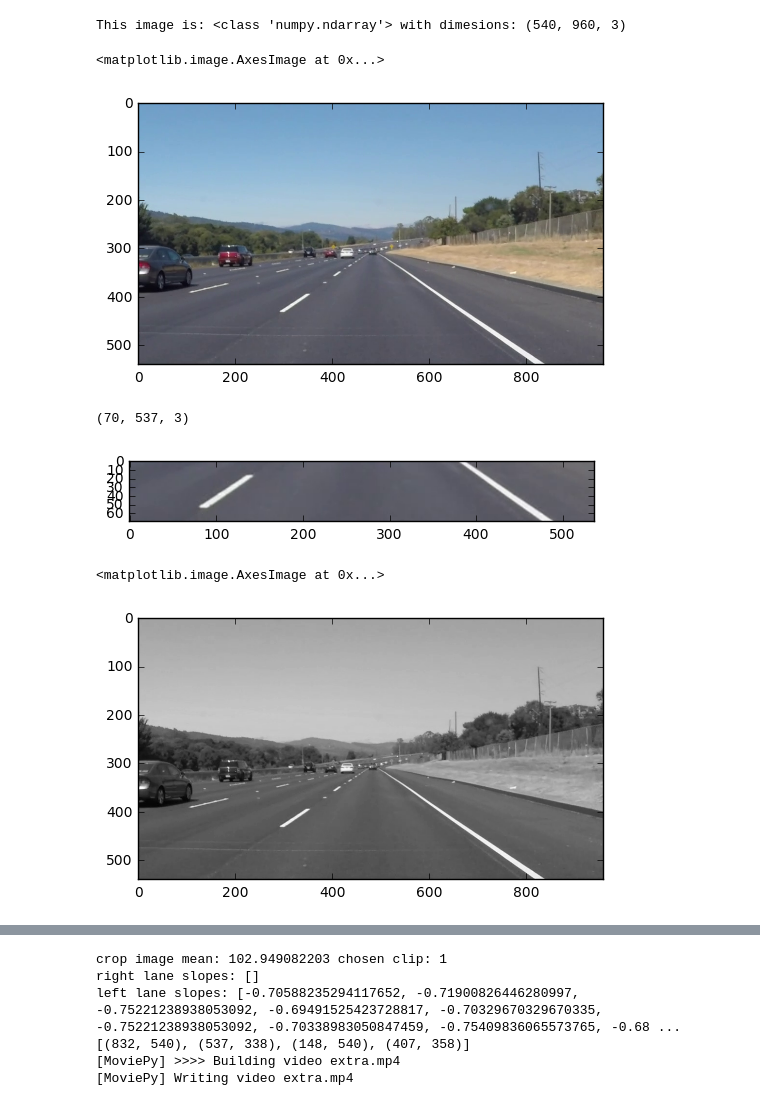
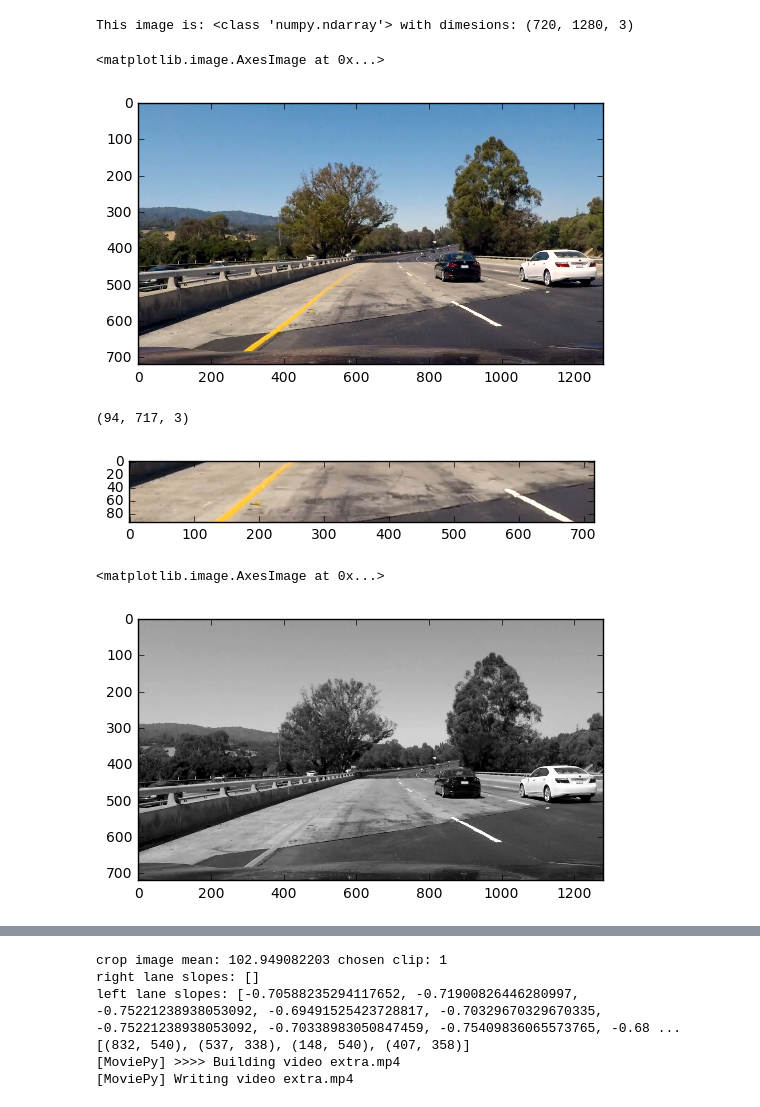
Before and after one commit to valery-nguyen/CarND-LaneLines-P1, a Jupyter notebook: Assignment_01_VTN_Dec11-Extra_Credit_DRAFT.ipynb, the cells around one changed output, grey strips where cells are left out. Drawn from its saved outputs; the diff is of its cells as text; code cells hidden in the pictures.

```diff
--- a/Assignment_01_VTN_Dec11-Extra_Credit_DRAFT.ipynb
+++ b/Assignment_01_VTN_Dec11-Extra_Credit_DRAFT.ipynb
@@ -273,16 +273,16 @@ def CLAHE_img(img,clipLimit, tileGridSize):
 # %%
 #reading in an image
 
 #image = mpimg.imread('test_images/solidYellowCurve.jpg')
-image = VideoFileClip('solidWhiteRight.mp4').get_frame(video_frame)
+image = VideoFileClip('challenge.mp4').get_frame(video_frame)
 
 #printing out some stats and plotting
 print('This image is:', type(image), 'with dimesions:', image.shape)
 plt.imshow(image)  #call as plt.imshow(gray, cmap='gray') to show a grayscaled image
 # %% [output]
-This image is: <class 'numpy.ndarray'> with dimesions: (540, 960, 3)
+This image is: <class 'numpy.ndarray'> with dimesions: (720, 1280, 3)
 <matplotlib.image.AxesImage at 0x...>
-[figure, old version]
+[figure, new version]
 # %%
 #test cell to remove
 #plt.imshow(image)
@@ -308,15 +308,15 @@ crop_img = image[crop_y_t:crop_y_l,crop_x_l:crop_x_r]
 plt.imshow(crop_img)
 print(crop_img.shape)
 # %% [output]
-(70, 537, 3)
+(94, 717, 3)
-[figure, old version]
+[figure, new version]
 # %%
 #reduce colored image to grayscaled image
 image_grayed = grayscale(image)
 plt.imshow(image_grayed, cmap='gray')
 # %% [output]
 <matplotlib.image.AxesImage at 0x...>
-[figure, old version]
+[figure, new version]
 # %%
 #apply CLAHE
 clahe_params = clahe_auto_params(image_grayed)
```
Also changed, not shown: parts of 6 cells of this notebook, 4 other files.
